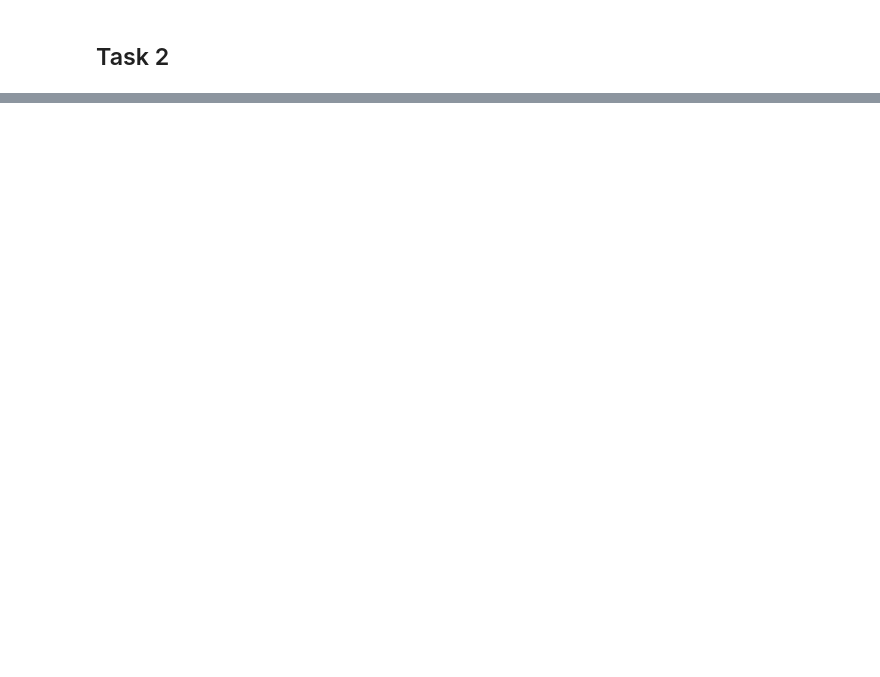
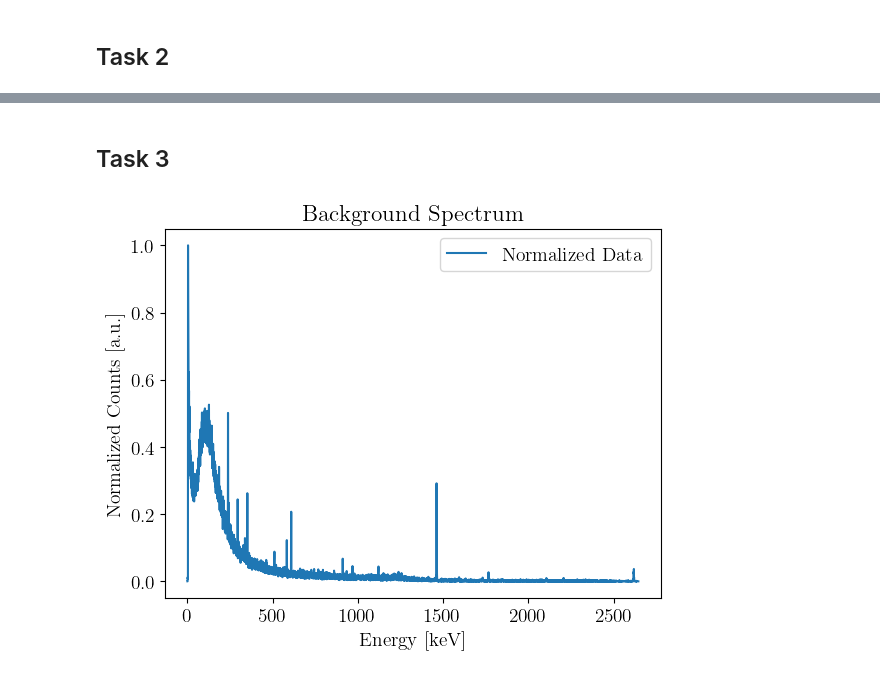
Before and after one commit to jamalghaith/advancedlabs, a Jupyter notebook: Gamma Spectroscopy/Analysis.ipynb, the cells around one changed output, grey strips where cells are left out. Cells and saved outputs as stored; diff of their text form; code cells hidden in the pictures; blank space fills up the shorter version.

```diff
--- a/Gamma Spectroscopy/Analysis.ipynb
+++ b/Gamma Spectroscopy/Analysis.ipynb
@@ -200,0 +344,29 @@ R^2: 0.9932652001346182
+# %% [markdown]
+## Task 3
+# %%
+import numpy as np
+import matplotlib.pyplot as plt
+from scipy.signal import find_peaks
+
+# Load the data from Task 3
+data = np.loadtxt('Task 3/Background.TKA', skiprows=2)
+
+# Normalize the data
+normalized_data = data / data.max()
+
+# Calibrate x axis based on fit
+calibrated_x = linear_func(np.arange(len(data)), *popt)
+
+
+# Plot the data
+plt.figure()
+plt.plot(calibrated_x, normalized_data)
+
+plt.xlabel('Energy [keV]')
+plt.ylabel('Normalized Counts [a.u.]')
+plt.title('Background Spectrum')
+plt.legend()
+
+plt.show()
+# %% [output]
+[figure, added]
```
Also changed, not shown: parts of 8 cells of this notebook, 21 other files.
